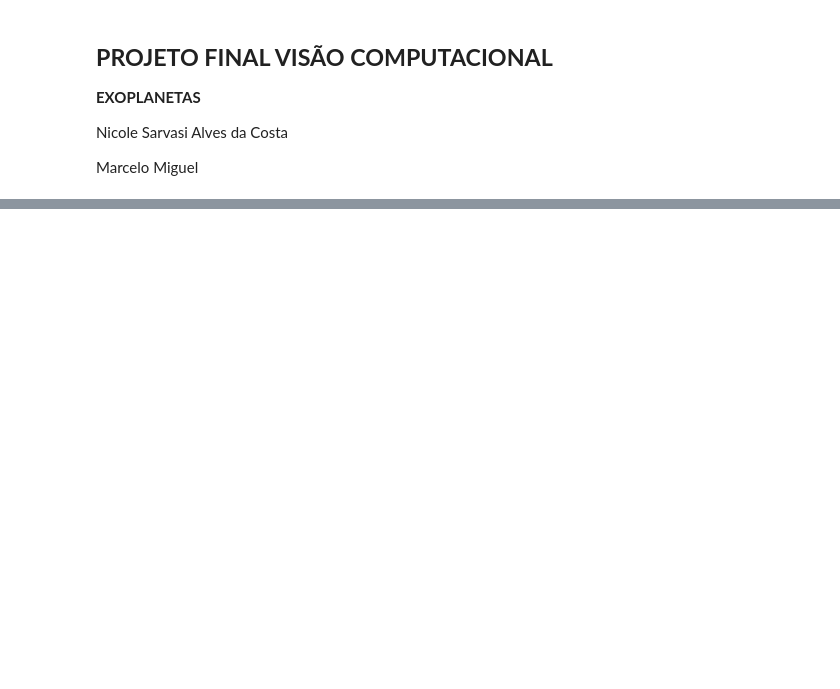
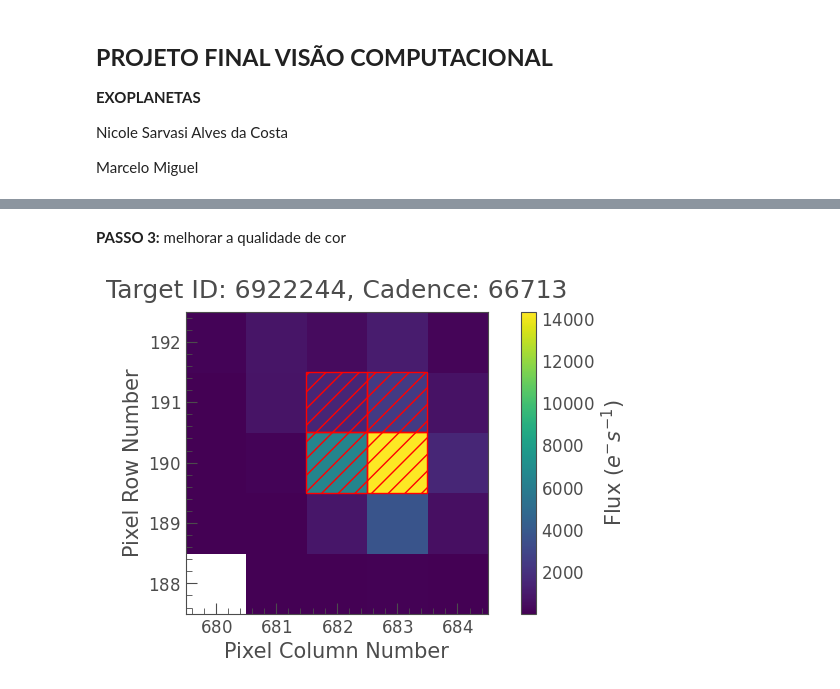
Before and after one commit to nicolecosta/exoplanetas, a Jupyter notebook: exoplanetas.ipynb, the cells around one changed output, grey strips where cells are left out. Cells and saved outputs as stored; diff of their text form; code cells hidden in the pictures; blank space fills up the shorter version.

```diff
--- a/exoplanetas.ipynb
+++ b/exoplanetas.ipynb
@@ -34,0 +43,7 @@ pixelfile.plot(frame=1);
+# %% [markdown]
+**PASSO 3:** melhorar a qualidade de cor
+# %%
+aper = pixelfile.create_threshold_mask()
+pixelfile.plot(aperture_mask=aper);
+# %% [output]
+[figure, added]
```
Also changed, not shown: parts of 10 cells of this notebook.
